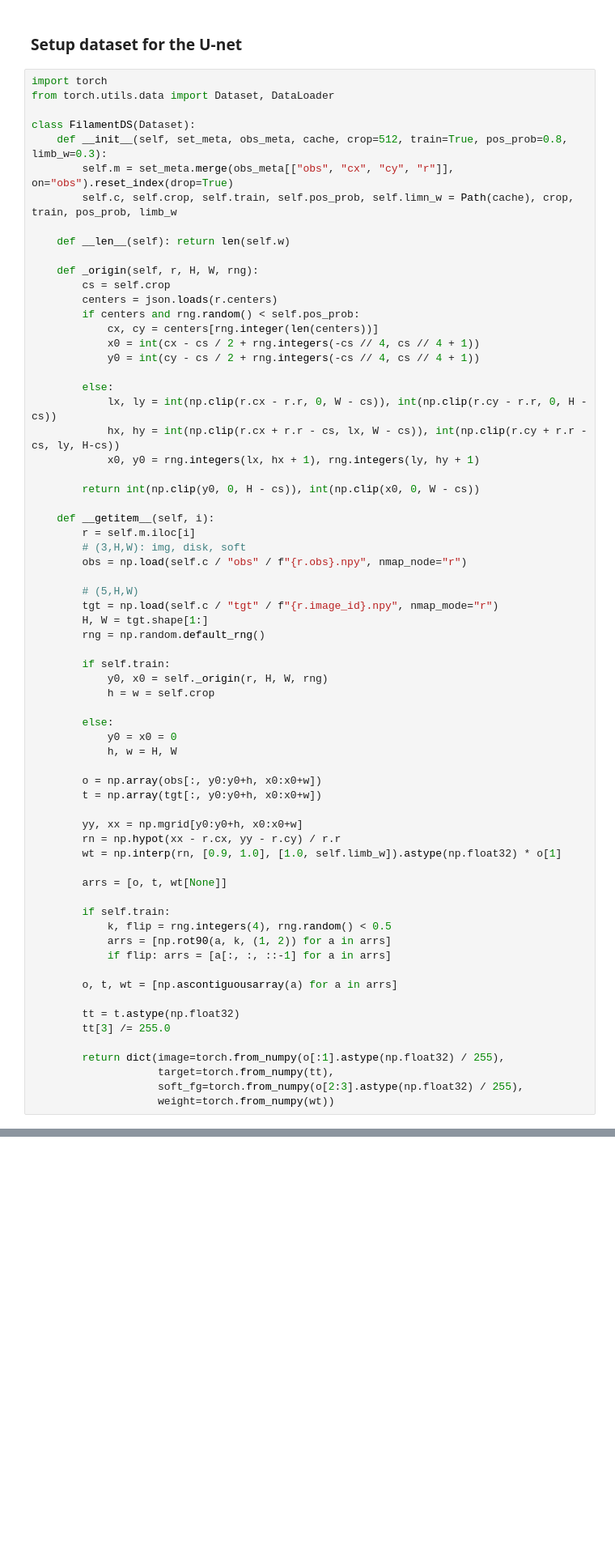
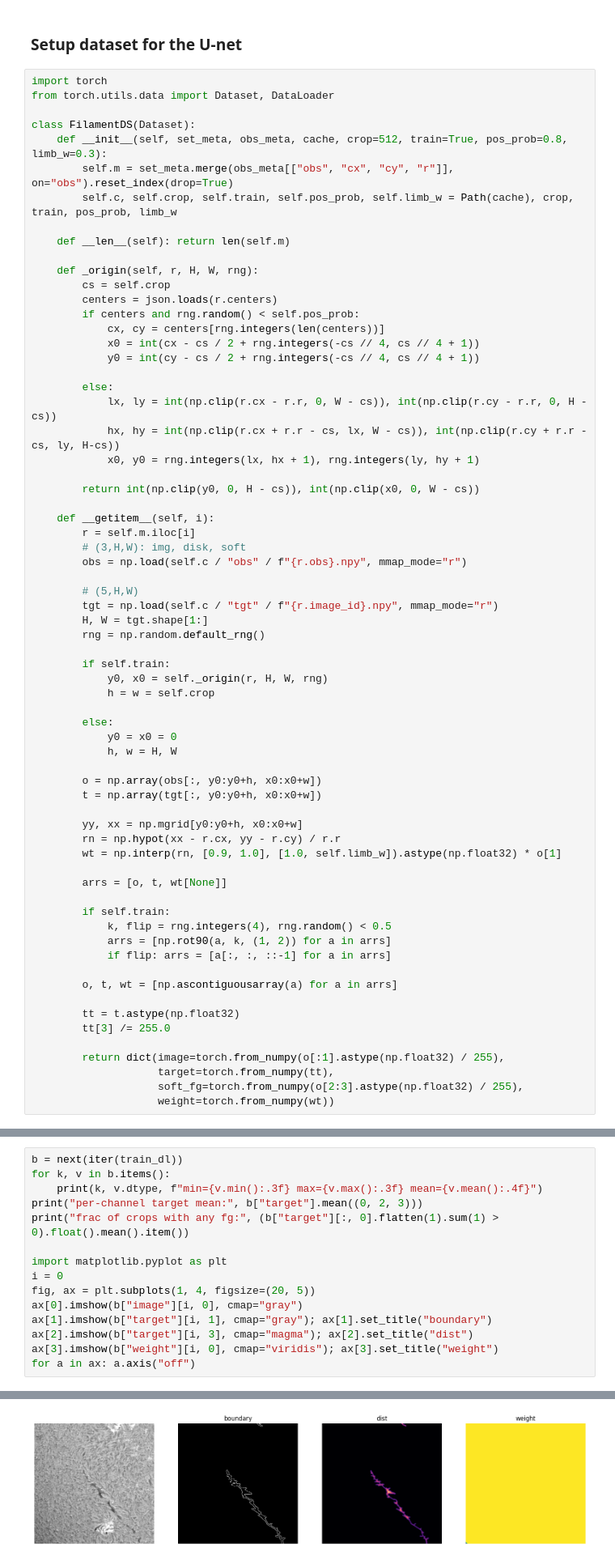
Before and after one commit to Sean-Mp/COS711-Solar-Filament, a Jupyter notebook: notebooks/01_data_preprocessing.ipynb, the cells around one changed output, grey strips where cells are left out. Shown at 81% size. Cells and saved outputs as stored; diff of their text form; blank space fills up the shorter version.

```diff
--- a/notebooks/01_data_preprocessing.ipynb
+++ b/notebooks/01_data_preprocessing.ipynb
@@ -361,15 +452,15 @@ from torch.utils.data import Dataset, DataLoader
 class FilamentDS(Dataset):
     def __init__(self, set_meta, obs_meta, cache, crop=512, train=True, pos_prob=0.8, limb_w=0.3):
         self.m = set_meta.merge(obs_meta[["obs", "cx", "cy", "r"]], on="obs").reset_index(drop=True)
-        self.c, self.crop, self.train, self.pos_prob, self.limn_w = Path(cache), crop, train, pos_prob, limb_w
+        self.c, self.crop, self.train, self.pos_prob, self.limb_w = Path(cache), crop, train, pos_prob, limb_w
 
-    def __len__(self): return len(self.w)
+    def __len__(self): return len(self.m)
 
     def _origin(self, r, H, W, rng):
         cs = self.crop
         centers = json.loads(r.centers)
         if centers and rng.random() < self.pos_prob:
-            cx, cy = centers[rng.integer(len(centers))]
+            cx, cy = centers[rng.integers(len(centers))]
             x0 = int(cx - cs / 2 + rng.integers(-cs // 4, cs // 4 + 1))
             y0 = int(cy - cs / 2 + rng.integers(-cs // 4, cs // 4 + 1))
 
@@ -383,10 +474,10 @@ class FilamentDS(Dataset):
     def __getitem__(self, i):
         r = self.m.iloc[i]
         # (3,H,W): img, disk, soft
-        obs = np.load(self.c / "obs" / f"{r.obs}.npy", nmap_node="r")
+        obs = np.load(self.c / "obs" / f"{r.obs}.npy", mmap_mode="r")
 
         # (5,H,W)
-        tgt = np.load(self.c / "tgt" / f"{r.image_id}.npy", nmap_mode="r")
+        tgt = np.load(self.c / "tgt" / f"{r.image_id}.npy", mmap_mode="r")
         H, W = tgt.shape[1:]
         rng = np.random.default_rng()
 
@@ -429,0 +523,16 @@ b = next(iter(train_dl)); print({k: v.shape for k, v in b.items()})
+# %%
+b = next(iter(train_dl))
+for k, v in b.items():
+    print(k, v.dtype, f"min={v.min():.3f} max={v.max():.3f} mean={v.mean():.4f}")
+print("per-channel target mean:", b["target"].mean((0, 2, 3)))
+print("frac of crops with any fg:", (b["target"][:, 0].flatten(1).sum(1) > 0).float().mean().item())
+
+import matplotlib.pyplot as plt
+i = 0
+fig, ax = plt.subplots(1, 4, figsize=(20, 5))
+ax[0].imshow(b["image"][i, 0], cmap="gray")
+ax[1].imshow(b["target"][i, 1], cmap="gray"); ax[1].set_title("boundary")
+ax[2].imshow(b["target"][i, 3], cmap="magma"); ax[2].set_title("dist")
+ax[3].imshow(b["weight"][i, 0], cmap="viridis"); ax[3].set_title("weight")
+for a in ax: a.axis("off")
+# %% [output]
@@ -429,0 +545 @@ b = next(iter(train_dl)); print({k: v.shape for k, v in b.items()})
+[figure, added]
```
Also changed, not shown: parts of 10 cells of this notebook, 1 other file.
